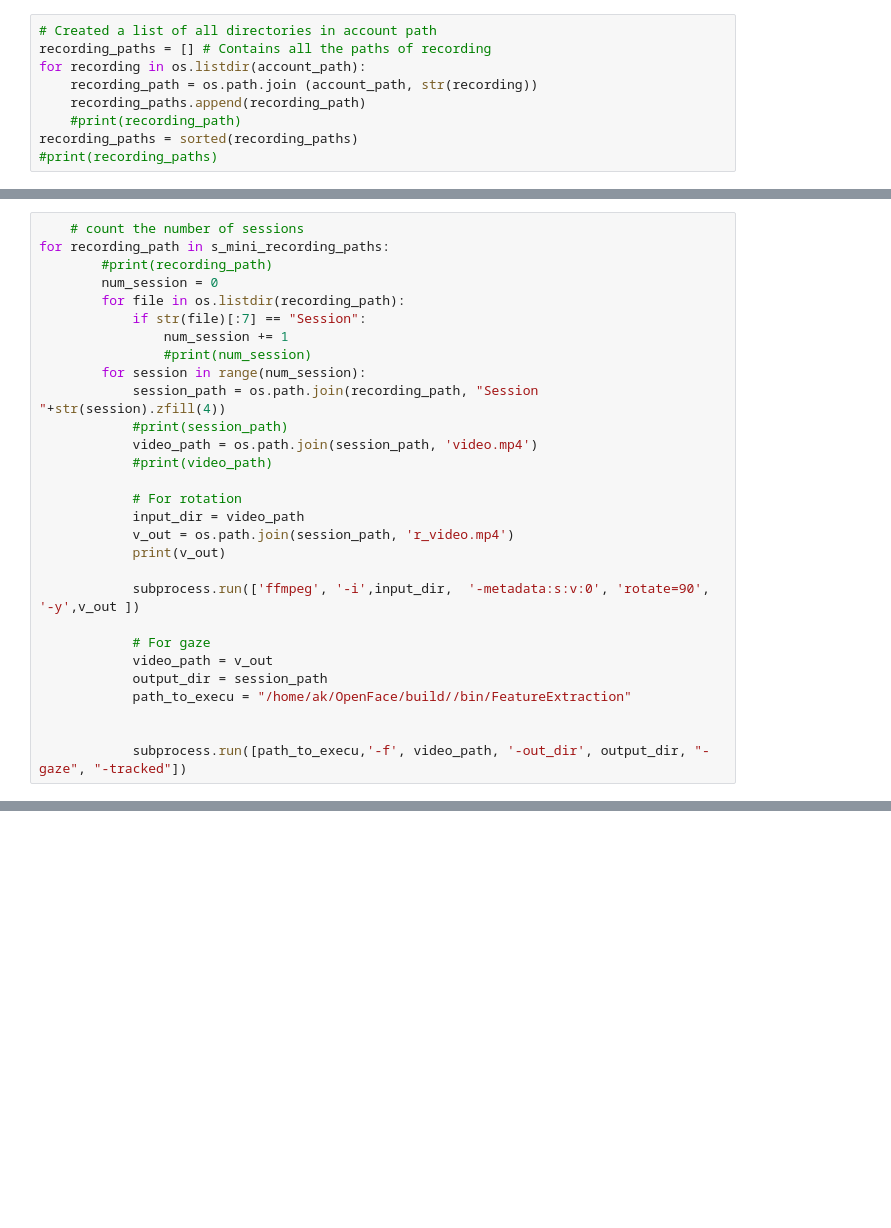
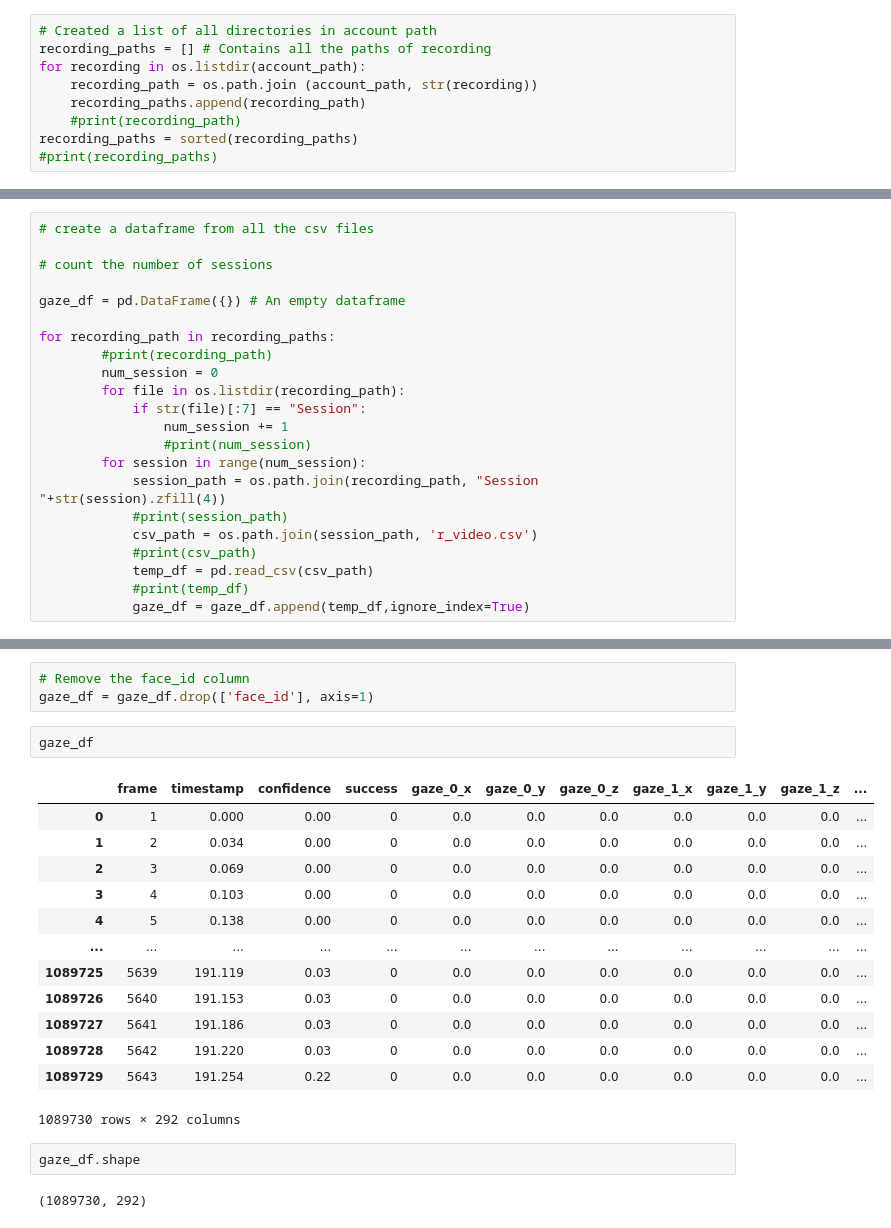
Before and after one commit to AbhishekKaushikCV/HCI, a Jupyter notebook: Video_script.ipynb, the cells around one changed output, grey strips where cells are left out. Saved outputs shown, nothing was run; the diff lists cells and outputs as text; blank space fills up the shorter version.

```diff
--- a/Video_script.ipynb
+++ b/Video_script.ipynb
@@ -68,6 +67,11 @@ s_mini_recording_paths
 # %%
-    # count the number of sessions
-for recording_path in s_mini_recording_paths:
+# create a dataframe from all the csv files
+
+# count the number of sessions
+
+gaze_df = pd.DataFrame({}) # An empty dataframe
+
+for recording_path in recording_paths:
         #print(recording_path)
         num_session = 0
         for file in os.listdir(recording_path):
@@ -77,20 +81,8 @@ for recording_path in s_mini_recording_paths:
         for session in range(num_session):
             session_path = os.path.join(recording_path, "Session "+str(session).zfill(4))
             #print(session_path)
-            video_path = os.path.join(session_path, 'video.mp4')
-            #print(video_path)
-
-            # For rotation
-            input_dir = video_path
-            v_out = os.path.join(session_path, 'r_video.mp4')
-            print(v_out)
-
-            subprocess.run(['ffmpeg', '-i',input_dir,  '-metadata:s:v:0', 'rotate=90', '-y',v_out ])
-
-            # For gaze
-            video_path = v_out
-            output_dir = session_path
-            path_to_execu = "/home/ak/OpenFace/build//bin/FeatureExtraction"
-
-
-            subprocess.run([path_to_execu,'-f', video_path, '-out_dir', output_dir, "-gaze", "-tracked"])
+            csv_path = os.path.join(session_path, 'r_video.csv')
+            #print(csv_path)
+            temp_df = pd.read_csv(csv_path)
+            #print(temp_df)
+            gaze_df = gaze_df.append(temp_df,ignore_index=True)
@@ -127,0 +121,23 @@ CompletedProcess(args=['/home/ak/OpenFace/build//bin/FeatureExtraction', '-f', '
+# %%
+# Remove the face_id column
+gaze_df = gaze_df.drop(['face_id'], axis=1)
+# %%
+gaze_df
+# %% [output]
+|  | frame | timestamp | confidence | success | gaze_0_x | gaze_0_y | gaze_0_z | gaze_1_x | gaze_1_y | gaze_1_z | ... |
+| 0 | 1 | 0.000 | 0.00 | 0 | 0.0 | 0.0 | 0.0 | 0.0 | 0.0 | 0.0 | ... |
+| 1 | 2 | 0.034 | 0.00 | 0 | 0.0 | 0.0 | 0.0 | 0.0 | 0.0 | 0.0 | ... |
+| 2 | 3 | 0.069 | 0.00 | 0 | 0.0 | 0.0 | 0.0 | 0.0 | 0.0 | 0.0 | ... |
+| 3 | 4 | 0.103 | 0.00 | 0 | 0.0 | 0.0 | 0.0 | 0.0 | 0.0 | 0.0 | ... |
+| 4 | 5 | 0.138 | 0.00 | 0 | 0.0 | 0.0 | 0.0 | 0.0 | 0.0 | 0.0 | ... |
+| ... | ... | ... | ... | ... | ... | ... | ... | ... | ... | ... | ... |
+| 1089725 | 5639 | 191.119 | 0.03 | 0 | 0.0 | 0.0 | 0.0 | 0.0 | 0.0 | 0.0 | ... |
+| 1089726 | 5640 | 191.153 | 0.03 | 0 | 0.0 | 0.0 | 0.0 | 0.0 | 0.0 | 0.0 | ... |
+| 1089727 | 5641 | 191.186 | 0.03 | 0 | 0.0 | 0.0 | 0.0 | 0.0 | 0.0 | 0.0 | ... |
+| 1089728 | 5642 | 191.220 | 0.03 | 0 | 0.0 | 0.0 | 0.0 | 0.0 | 0.0 | 0.0 | ... |
+| 1089729 | 5643 | 191.254 | 0.22 | 0 | 0.0 | 0.0 | 0.0 | 0.0 | 0.0 | 0.0 | ... |
+1089730 rows × 292 columns
+# %%
+gaze_df.shape
+# %% [output]
+(1089730, 292)
```
Also changed, not shown: parts of 14 cells of this notebook.
